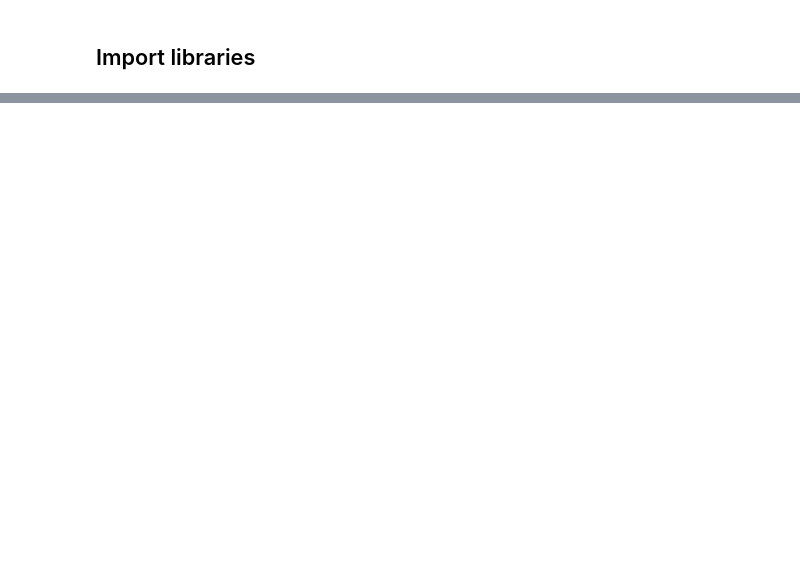
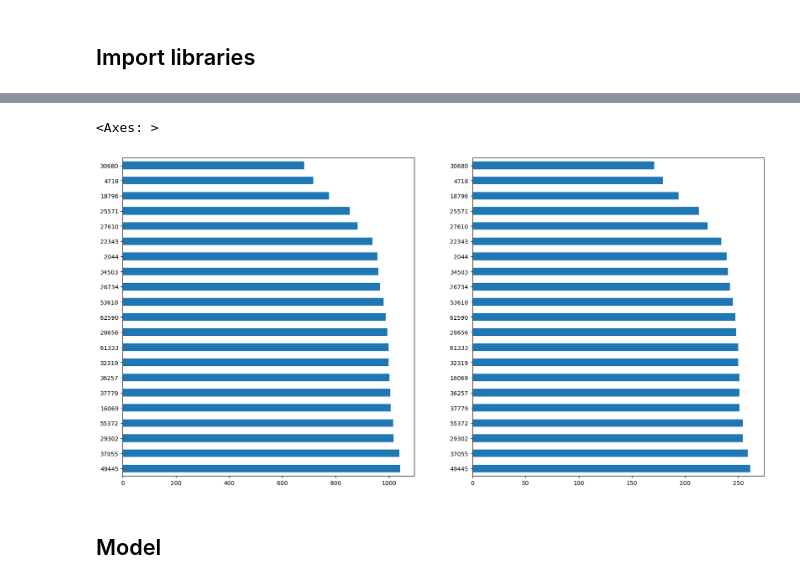
Before and after one commit to Mlamalerie/Isolated-Sign-Language-Recognition, a Jupyter notebook: Model Building.ipynb, the cells around one changed output, grey strips where cells are left out. Saved outputs shown, nothing was run; the diff lists cells and outputs as text; code cells hidden in the pictures; blank space fills up the shorter version.

```diff
--- a/Model Building.ipynb
+++ b/Model Building.ipynb
@@ -8,0 +16,5 @@ KeyboardInterrupt
+# %%
+from params import *
+train_path = f"{BASE_DATASET_PATH}/train.csv"
+df_train = pd.read_csv(train_path).sort_values(by=["participant_id", "sign", "sequence_id"]).reset_index(drop=True)
+df_train
@@ -8,0 +145,10 @@ KeyboardInterrupt
+# %%
+# participant distribution
+fig, (ax1, ax2) = plt.subplots(1, 2, figsize=(20, 10))
+df_train["participant_id"].value_counts().plot(kind="barh", ax=ax1)
+df_val["participant_id"].value_counts().plot(kind="barh", ax=ax2)
+# %% [output]
+<Axes: >
+[figure, added]
+# %% [markdown]
+## Model
```
Also changed, not shown: parts of 13 cells of this notebook, 3 other files.
